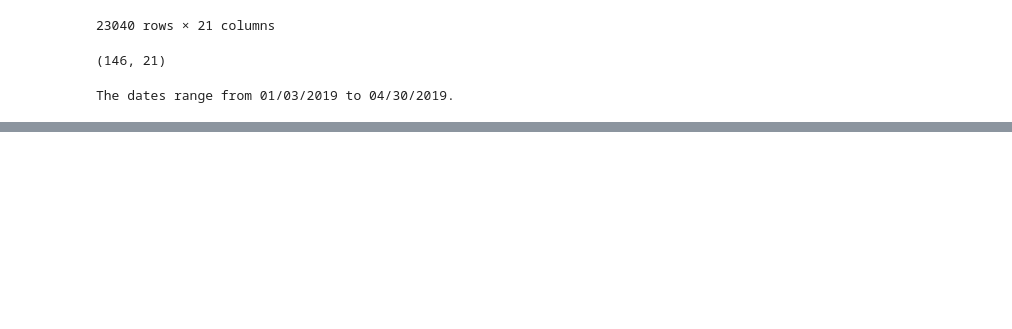
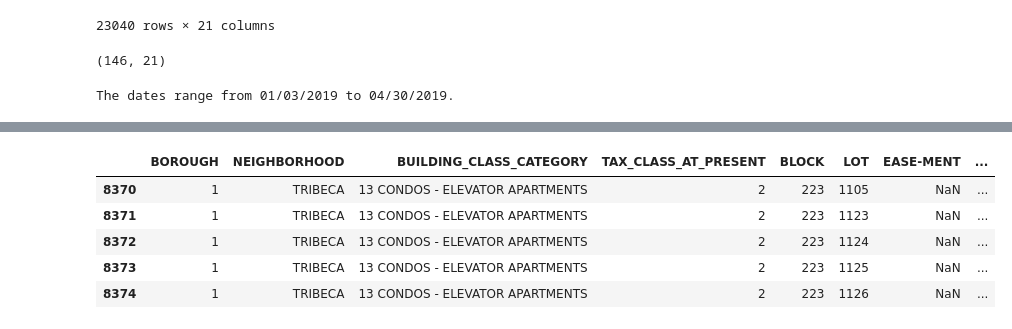
Before and after one commit to JoshuaHaga/DS-Unit-2-Applied-Modeling, a Jupyter notebook: module2-wrangle-ml-datasets/LS_DS_232_assignment.ipynb, the cells around one changed output, grey strips where cells are left out. Saved outputs shown, nothing was run; the diff lists cells and outputs as text; code cells hidden in the pictures; blank space fills up the shorter version.

```diff
--- a/module2-wrangle-ml-datasets/LS_DS_232_assignment.ipynb
+++ b/module2-wrangle-ml-datasets/LS_DS_232_assignment.ipynb
@@ -162,10 +229,18 @@ single_max_unit = single_unit[single_unit['SALE_PRICE'] == single_max]
 # %%
 # Look at sales for more than $35 million
-
+thirtyfive_mil = subset[subset['SALE_PRICE']>35000000]
+thirtyfive_mil.head()
 # All are at 70 Vestry Street
 # All but one have the same SALE_PRICE & SALE_DATE
 # Was the SALE_PRICE for each? Or in total?
 # Is this dirty data?
+# %% [output]
+|  | BOROUGH | NEIGHBORHOOD | BUILDING_CLASS_CATEGORY | TAX_CLASS_AT_PRESENT | BLOCK | LOT | EASE-MENT | ... |
+| 8370 | 1 | TRIBECA | 13 CONDOS - ELEVATOR APARTMENTS | 2 | 223 | 1105 | NaN | ... |
+| 8371 | 1 | TRIBECA | 13 CONDOS - ELEVATOR APARTMENTS | 2 | 223 | 1123 | NaN | ... |
+| 8372 | 1 | TRIBECA | 13 CONDOS - ELEVATOR APARTMENTS | 2 | 223 | 1124 | NaN | ... |
+| 8373 | 1 | TRIBECA | 13 CONDOS - ELEVATOR APARTMENTS | 2 | 223 | 1125 | NaN | ... |
+| 8374 | 1 | TRIBECA | 13 CONDOS - ELEVATOR APARTMENTS | 2 | 223 | 1126 | NaN | ... |
 # %%
 # Make a judgment call:
 # Keep rows where sale price was < $35 million
```
Also changed, not shown: parts of 23 cells of this notebook.
